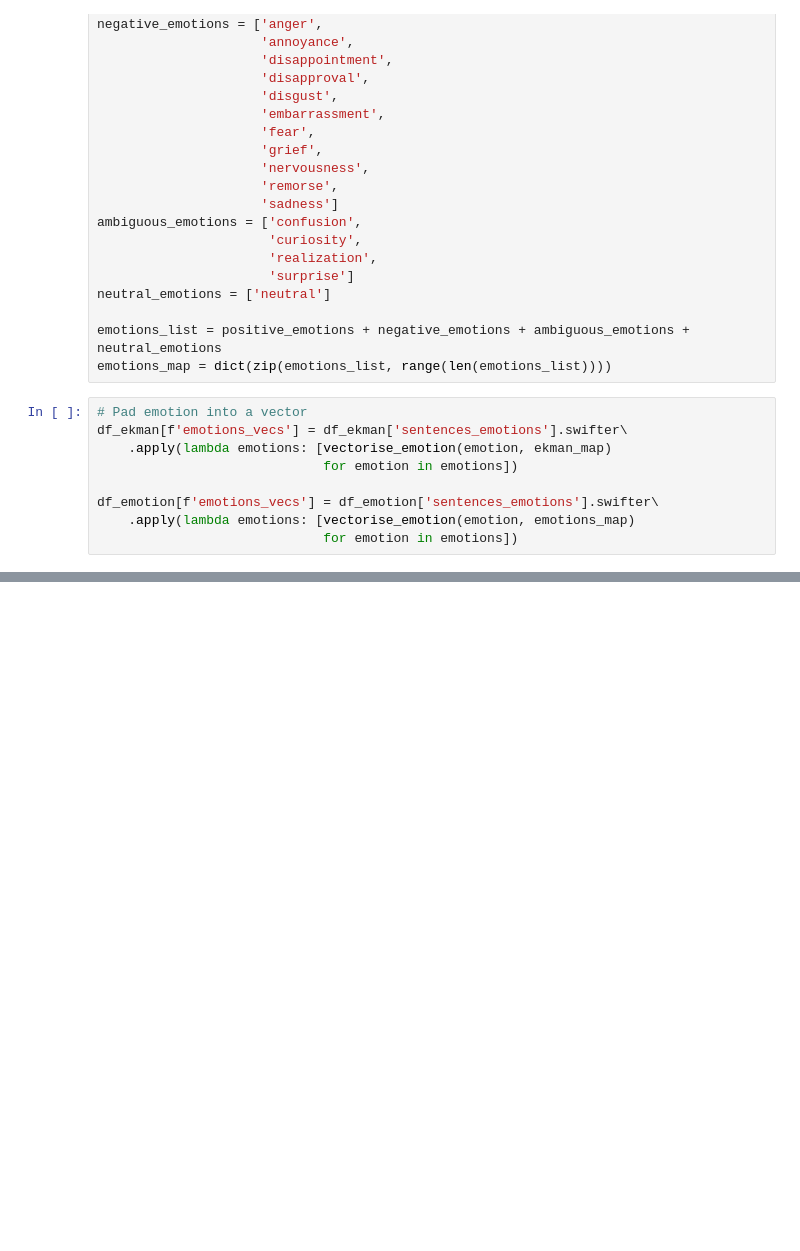
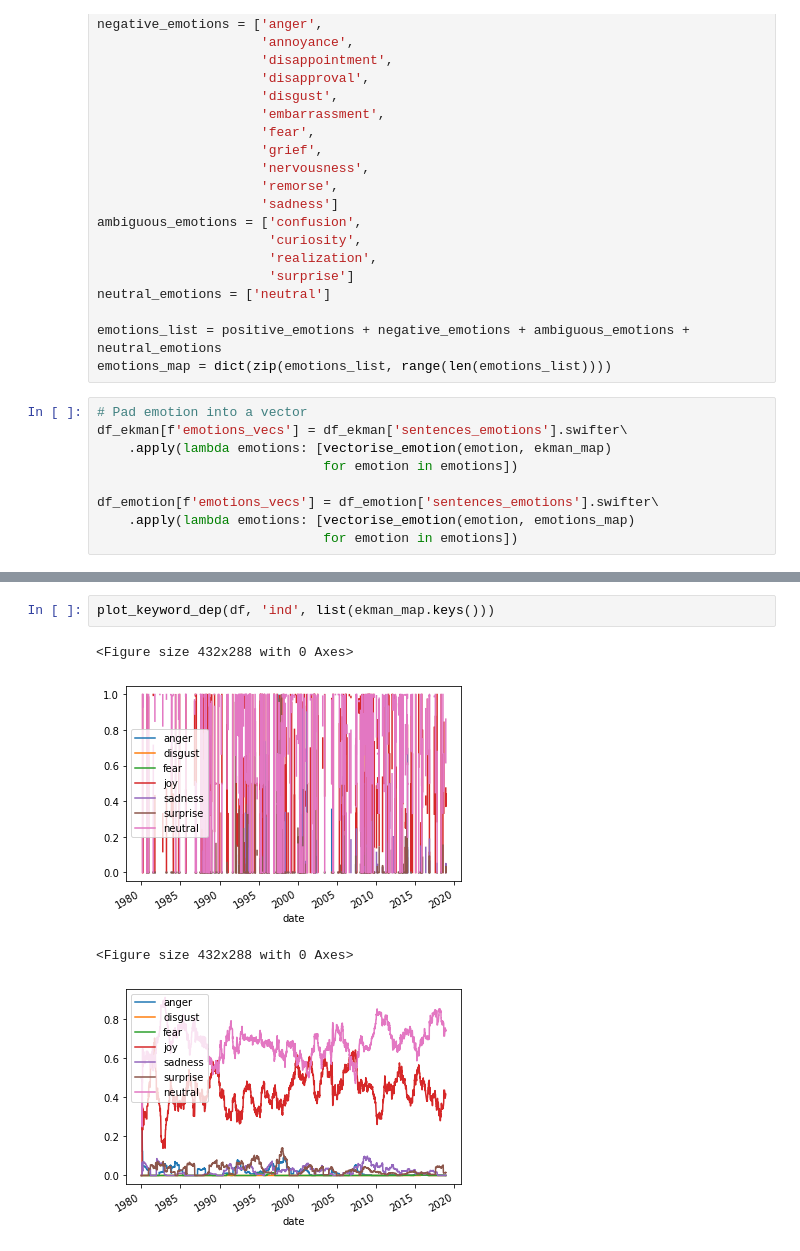
Before and after one commit to thaum-io/language-of-leadership, a Jupyter notebook: nb/DeepWordMeaning.ipynb, the cells around one changed output, grey strips where cells are left out. Cells and saved outputs as stored; diff of their text form; blank space fills up the shorter version.

```diff
--- a/nb/DeepWordMeaning.ipynb
+++ b/nb/DeepWordMeaning.ipynb
@@ -181,0 +223,7 @@ plot_keyword_dep(df, 'aus', list(ekman_map.keys()))
+# %%
+plot_keyword_dep(df, 'ind', list(ekman_map.keys()))
+# %% [output]
+<Figure size 432x288 with 0 Axes>
+[figure, added]
+<Figure size 432x288 with 0 Axes>
+[figure, added]
```
Also changed, not shown: parts of 11 cells of this notebook, 8 other files.
